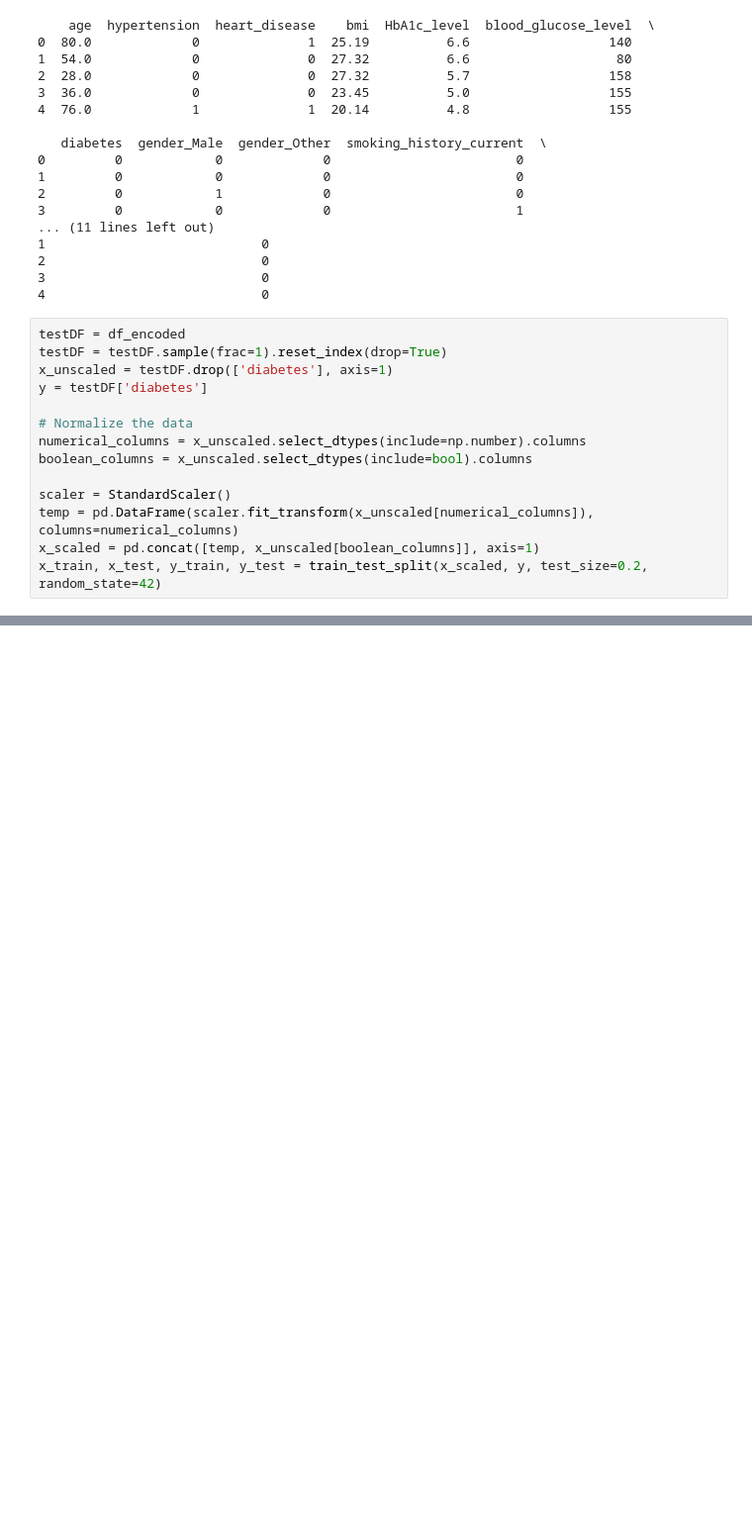
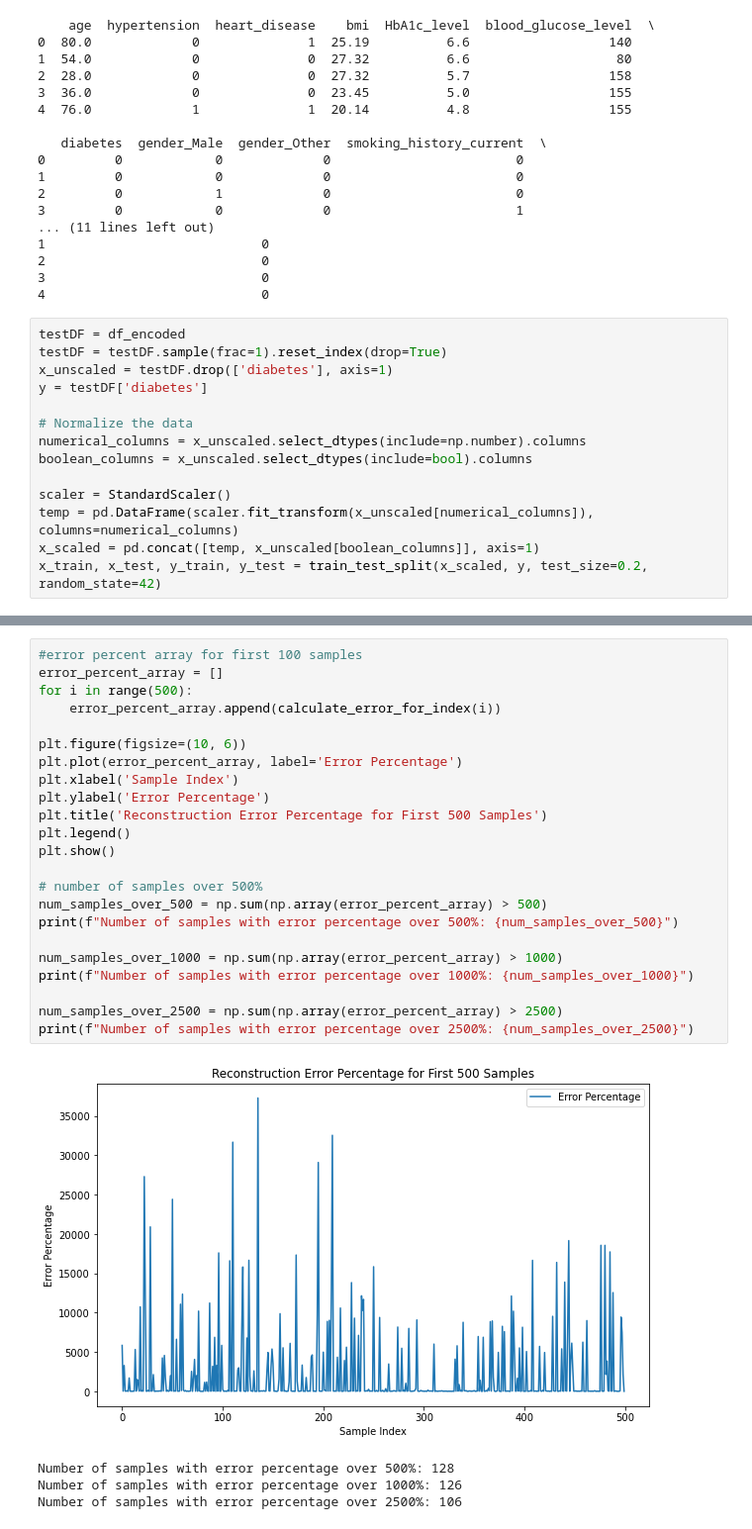
Before and after one commit to jason-701/FYP, a Jupyter notebook: diabetes/autoencoder_pytorch.ipynb, the cells around one changed output, grey strips where cells are left out. Shown at 99% size. Saved outputs shown, nothing was run; the diff lists cells and outputs as text; blank space fills up the shorter version.

```diff
--- a/diabetes/autoencoder_pytorch.ipynb
+++ b/diabetes/autoencoder_pytorch.ipynb
@@ -292,0 +329,28 @@ Reconstruction Error Percentage: 3.611662797920808
+# %%
+#error percent array for first 100 samples
+error_percent_array = []
+for i in range(500):
+    error_percent_array.append(calculate_error_for_index(i))
+
+plt.figure(figsize=(10, 6))
+plt.plot(error_percent_array, label='Error Percentage')
+plt.xlabel('Sample Index')
+plt.ylabel('Error Percentage')
+plt.title('Reconstruction Error Percentage for First 500 Samples')
+plt.legend()
+plt.show()
+
+# number of samples over 500%
+num_samples_over_500 = np.sum(np.array(error_percent_array) > 500)
+print(f"Number of samples with error percentage over 500%: {num_samples_over_500}")
+
+num_samples_over_1000 = np.sum(np.array(error_percent_array) > 1000)
+print(f"Number of samples with error percentage over 1000%: {num_samples_over_1000}")
+
+num_samples_over_2500 = np.sum(np.array(error_percent_array) > 2500)
+print(f"Number of samples with error percentage over 2500%: {num_samples_over_2500}")
+# %% [output]
+[figure, added]
+Number of samples with error percentage over 500%: 128
+Number of samples with error percentage over 1000%: 126
+Number of samples with error percentage over 2500%: 106
```
Also changed, not shown: parts of 1 cell of this notebook, 3 other files.
